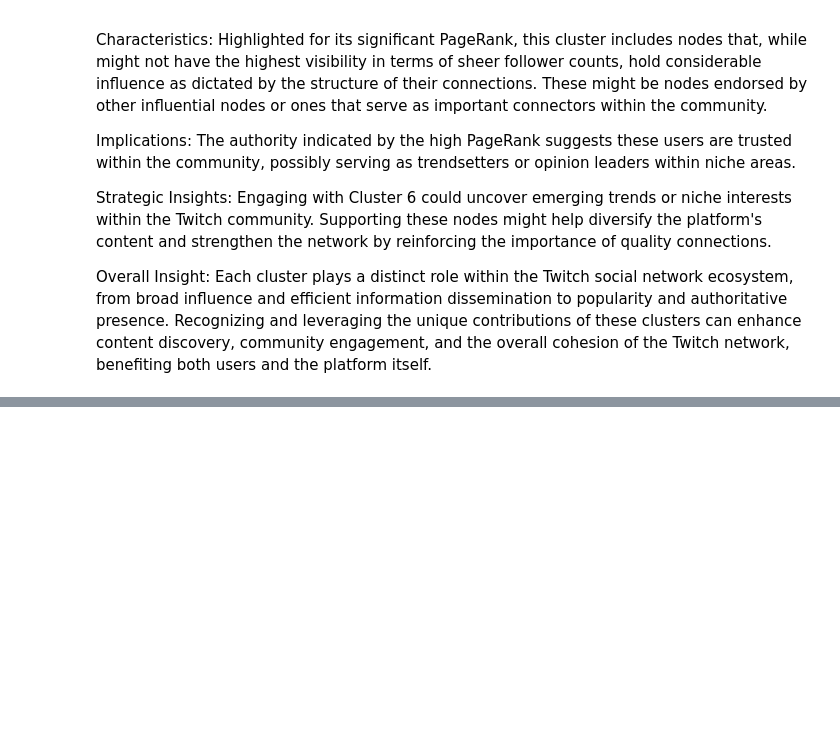
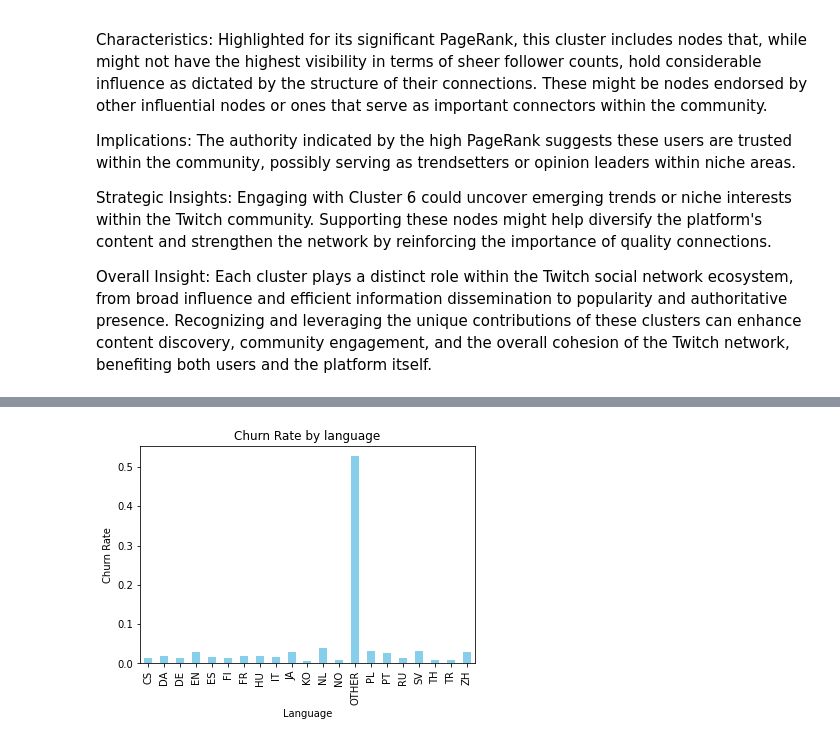
Before and after one commit to kevinlin0638/mini-project, a Jupyter notebook: project/Gephi/Gephi.ipynb, the cells around one changed output, grey strips where cells are left out. Saved outputs shown, nothing was run; the diff lists cells and outputs as text; code cells hidden in the pictures; blank space fills up the shorter version.

```diff
--- a/project/Gephi/Gephi.ipynb
+++ b/project/Gephi/Gephi.ipynb
@@ -309,0 +337,11 @@ Each cluster plays a distinct role within the Twitch social network ecosystem, f
+# %%
+# Churn rate by language
+churn_rate_by_language = merged_df_2.groupby('language')['dead_account'].mean()
+# Plot churn rate by language
+churn_rate_by_language.plot(kind='bar', color='skyblue')
+plt.title('Churn Rate by language')
+plt.xlabel('Language')
+plt.ylabel('Churn Rate')
+plt.show()
+# %% [output]
+[figure, added]
```
Also changed, not shown: parts of 3 cells of this notebook.
